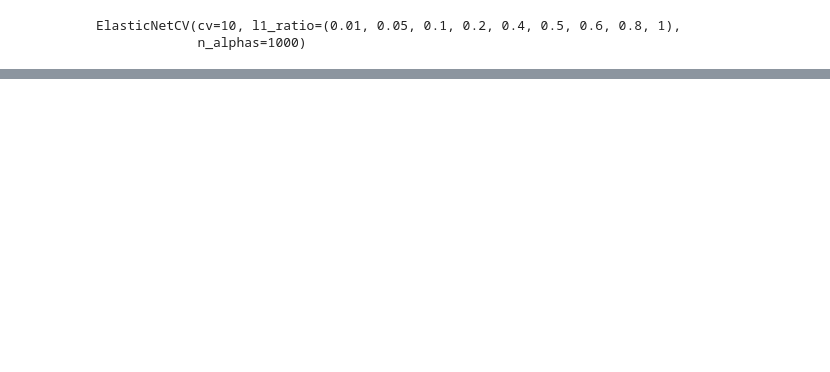
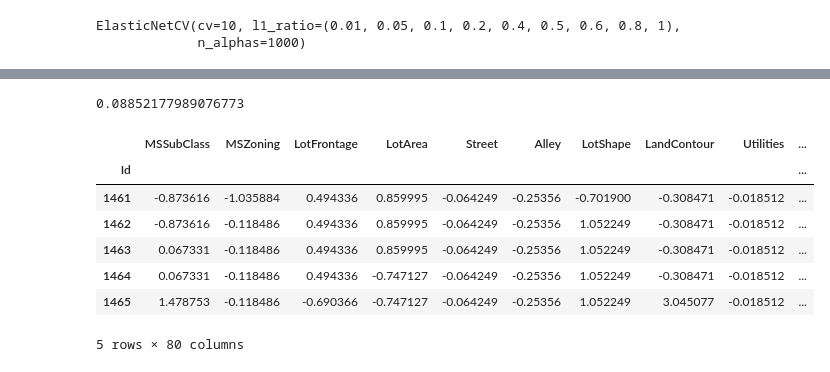
Before and after one commit to brunobou/projet_personnel, a Jupyter notebook: kaggle_house_price/Premiere réponse.ipynb, the cells around one changed output, grey strips where cells are left out. Drawn from its saved outputs; the diff is of its cells as text; code cells hidden in the pictures; blank space fills up the shorter version.

```diff
--- a/kaggle_house_price/Premiere réponse.ipynb
+++ b/kaggle_house_price/Premiere réponse.ipynb
@@ -149,0 +148,4 @@ ValueError: Input contains NaN, infinity or a value too large for dtype('float64
+# %%
+mean_squared_error(y_train,y_train_pred)
+# %% [output]
+0.08852177989076773
@@ -149,0 +156,15 @@ ValueError: Input contains NaN, infinity or a value too large for dtype('float64
+# %%
+X_target_pred = x_target
+# %%
+X_target_pred["SalePrice"]= y_target_pred
+# %%
+X_target_pred.head()
+# %% [output]
+|  | MSSubClass | MSZoning | LotFrontage | LotArea | Street | Alley | LotShape | LandContour | Utilities | ... |
+| Id |  |  |  |  |  |  |  |  |  | ... |
+| 1461 | -0.873616 | -1.035884 | 0.494336 | 0.859995 | -0.064249 | -0.25356 | -0.701900 | -0.308471 | -0.018512 | ... |
+| 1462 | -0.873616 | -0.118486 | 0.494336 | 0.859995 | -0.064249 | -0.25356 | 1.052249 | -0.308471 | -0.018512 | ... |
+| 1463 | 0.067331 | -0.118486 | 0.494336 | 0.859995 | -0.064249 | -0.25356 | 1.052249 | -0.308471 | -0.018512 | ... |
+| 1464 | 0.067331 | -0.118486 | 0.494336 | -0.747127 | -0.064249 | -0.25356 | 1.052249 | -0.308471 | -0.018512 | ... |
+| 1465 | 1.478753 | -0.118486 | -0.690366 | -0.747127 | -0.064249 | -0.25356 | 1.052249 | 3.045077 | -0.018512 | ... |
+5 rows × 80 columns
```
Also changed, not shown: parts of 19 cells of this notebook.
